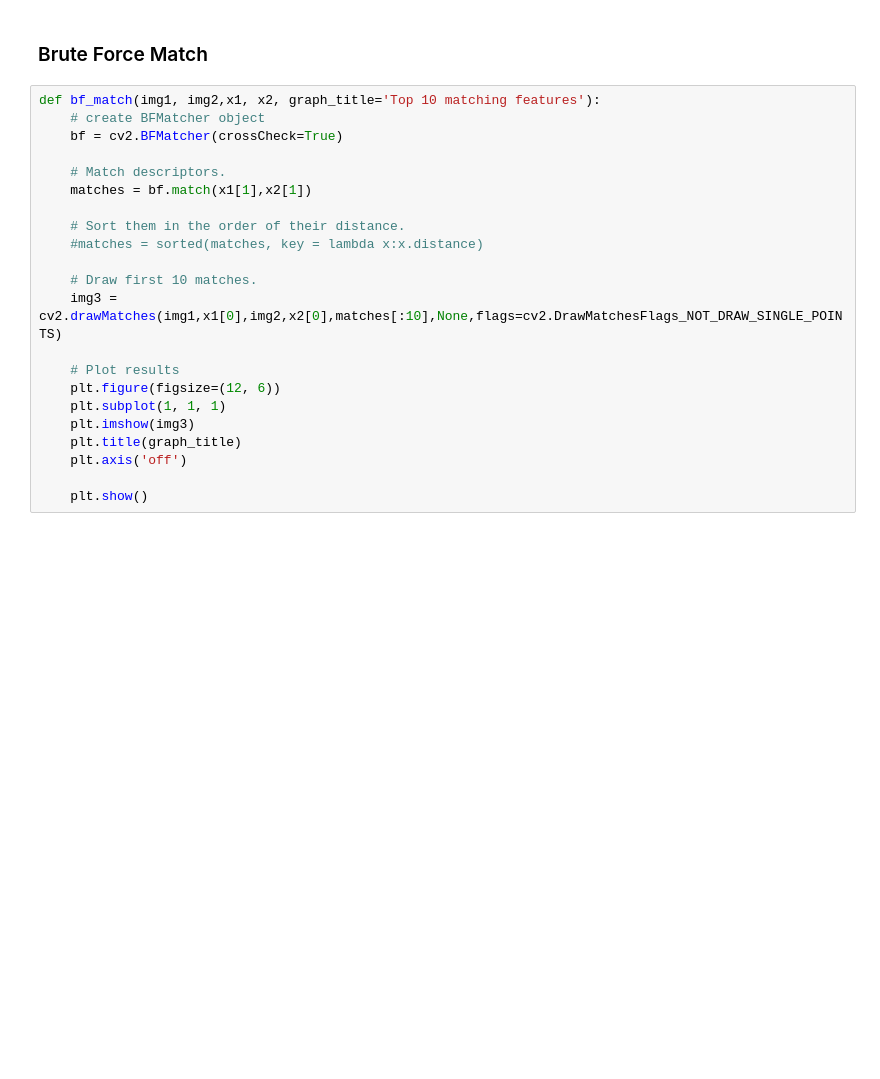
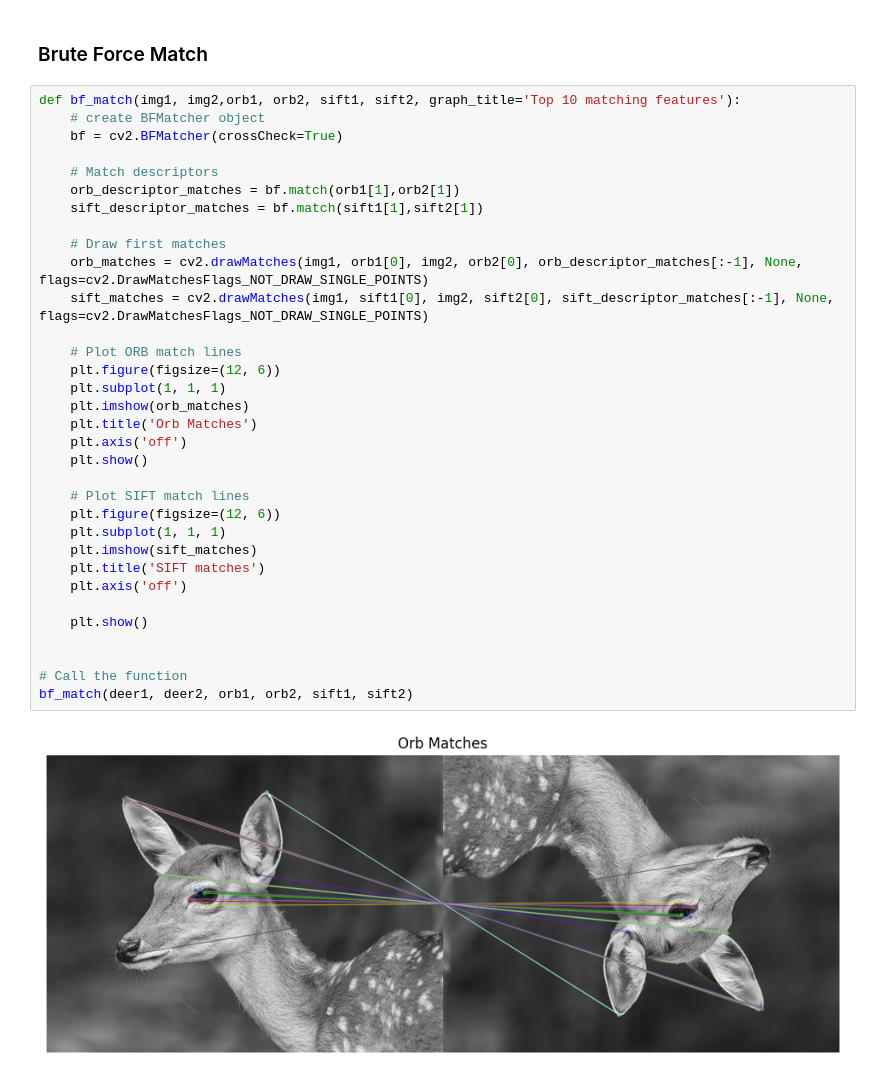
Before and after one commit to rstrauss127/Computer_Vision_Notebooks, a Jupyter notebook: code.ipynb, the cells around one changed output. Cells and saved outputs as stored; diff of their text form; blank space fills up the shorter version.

```diff
--- a/code.ipynb
+++ b/code.ipynb
@@ -99,24 +123,37 @@ orb2, sift2 = detect_and_draw_keypoints(board_game2)
 # %% [markdown]
 ### Brute Force Match
 # %%
-def bf_match(img1, img2,x1, x2, graph_title='Top 10 matching features'):
+def bf_match(img1, img2,orb1, orb2, sift1, sift2, graph_title='Top 10 matching features'):
     # create BFMatcher object
     bf = cv2.BFMatcher(crossCheck=True)
 
-    # Match descriptors.
-    matches = bf.match(x1[1],x2[1])
+    # Match descriptors
+    orb_descriptor_matches = bf.match(orb1[1],orb2[1])
+    sift_descriptor_matches = bf.match(sift1[1],sift2[1])
 
-    # Sort them in the order of their distance.
-    #matches = sorted(matches, key = lambda x:x.distance)
+    # Draw first matches
+    orb_matches = cv2.drawMatches(img1, orb1[0], img2, orb2[0], orb_descriptor_matches[:-1], None, flags=cv2.DrawMatchesFlags_NOT_DRAW_SINGLE_POINTS)
+    sift_matches = cv2.drawMatches(img1, sift1[0], img2, sift2[0], sift_descriptor_matches[:-1], None, flags=cv2.DrawMatchesFlags_NOT_DRAW_SINGLE_POINTS)
 
-    # Draw first 10 matches.
-    img3 = cv2.drawMatches(img1,x1[0],img2,x2[0],matches[:10],None,flags=cv2.DrawMatchesFlags_NOT_DRAW_SINGLE_POINTS)
-
-    # Plot results
+    # Plot ORB match lines
     plt.figure(figsize=(12, 6))
     plt.subplot(1, 1, 1)
-    plt.imshow(img3)
-    plt.title(graph_title)
+    plt.imshow(orb_matches)
+    plt.title('Orb Matches')
+    plt.axis('off')
+    plt.show()
+
+    # Plot SIFT match lines
+    plt.figure(figsize=(12, 6))
+    plt.subplot(1, 1, 1)
+    plt.imshow(sift_matches)
+    plt.title('SIFT matches')
     plt.axis('off')
 
     plt.show()
+
+
+# Call the function
+bf_match(deer1, deer2, orb1, orb2, sift1, sift2)
+# %% [output]
+[figure, added]
```
Also changed, not shown: parts of 25 cells of this notebook, 1 other file.
